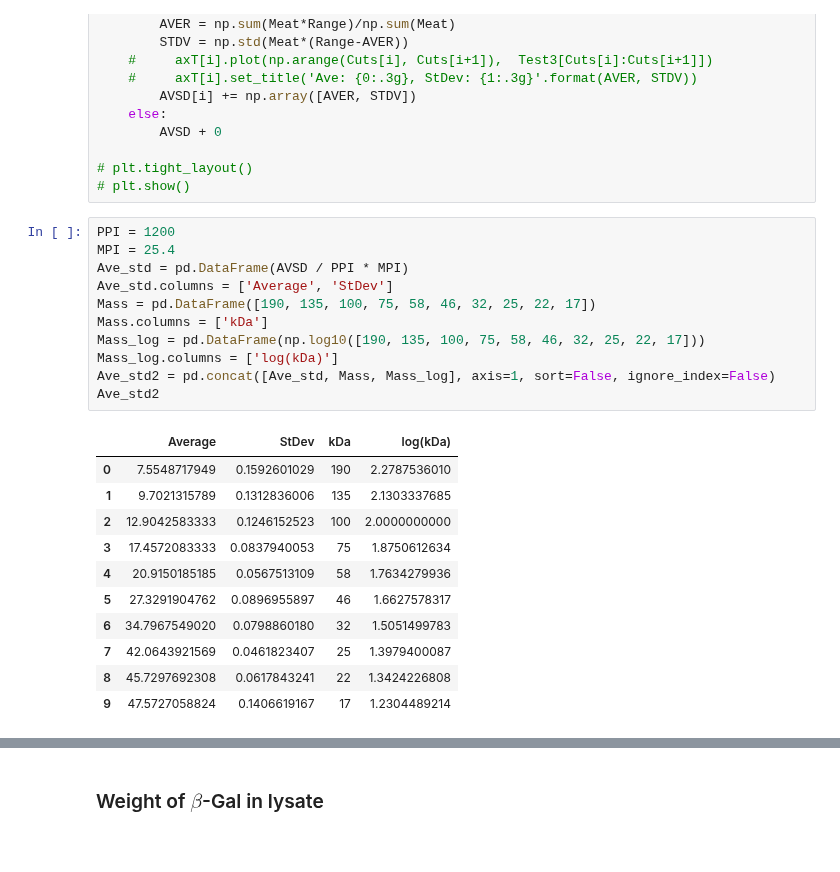
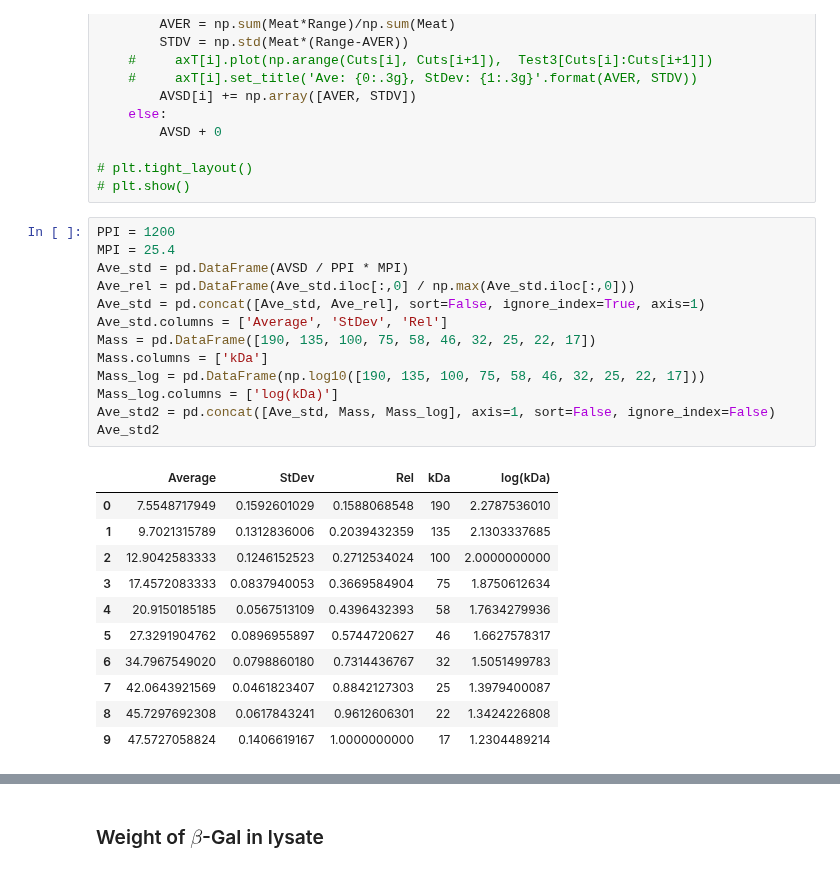
Before and after one commit to Kevinhykuo/UVic, a Jupyter notebook: Lab 4.ipynb, the cells around one changed output, grey strips where cells are left out. Cells and saved outputs as stored; diff of their text form.

```diff
--- a/Lab 4.ipynb
+++ b/Lab 4.ipynb
@@ -466,24 +466,26 @@ for i in range(0, len(Cuts)-1):
 # %%
 PPI = 1200
 MPI = 25.4
 Ave_std = pd.DataFrame(AVSD / PPI * MPI)
-Ave_std.columns = ['Average', 'StDev']
+Ave_rel = pd.DataFrame(Ave_std.iloc[:,0] / np.max(Ave_std.iloc[:,0]))
+Ave_std = pd.concat([Ave_std, Ave_rel], sort=False, ignore_index=True, axis=1)
+Ave_std.columns = ['Average', 'StDev', 'Rel']
 Mass = pd.DataFrame([190, 135, 100, 75, 58, 46, 32, 25, 22, 17])
 Mass.columns = ['kDa']
 Mass_log = pd.DataFrame(np.log10([190, 135, 100, 75, 58, 46, 32, 25, 22, 17]))
 Mass_log.columns = ['log(kDa)']
 Ave_std2 = pd.concat([Ave_std, Mass, Mass_log], axis=1, sort=False, ignore_index=False)
 Ave_std2
 # %% [output]
-|  | Average | StDev | kDa | log(kDa) |
-| 0 | 7.5548717949 | 0.1592601029 | 190 | 2.2787536010 |
-| 1 | 9.7021315789 | 0.1312836006 | 135 | 2.1303337685 |
-| 2 | 12.9042583333 | 0.1246152523 | 100 | 2.0000000000 |
-| 3 | 17.4572083333 | 0.0837940053 | 75 | 1.8750612634 |
-| 4 | 20.9150185185 | 0.0567513109 | 58 | 1.7634279936 |
-| 5 | 27.3291904762 | 0.0896955897 | 46 | 1.6627578317 |
-| 6 | 34.7967549020 | 0.0798860180 | 32 | 1.5051499783 |
-| 7 | 42.0643921569 | 0.0461823407 | 25 | 1.3979400087 |
-| 8 | 45.7297692308 | 0.0617843241 | 22 | 1.3424226808 |
-| 9 | 47.5727058824 | 0.1406619167 | 17 | 1.2304489214 |
+|  | Average | StDev | Rel | kDa | log(kDa) |
+| 0 | 7.5548717949 | 0.1592601029 | 0.1588068548 | 190 | 2.2787536010 |
+| 1 | 9.7021315789 | 0.1312836006 | 0.2039432359 | 135 | 2.1303337685 |
+| 2 | 12.9042583333 | 0.1246152523 | 0.2712534024 | 100 | 2.0000000000 |
+| 3 | 17.4572083333 | 0.0837940053 | 0.3669584904 | 75 | 1.8750612634 |
+| 4 | 20.9150185185 | 0.0567513109 | 0.4396432393 | 58 | 1.7634279936 |
+| 5 | 27.3291904762 | 0.0896955897 | 0.5744720627 | 46 | 1.6627578317 |
+| 6 | 34.7967549020 | 0.0798860180 | 0.7314436767 | 32 | 1.5051499783 |
+| 7 | 42.0643921569 | 0.0461823407 | 0.8842127303 | 25 | 1.3979400087 |
+| 8 | 45.7297692308 | 0.0617843241 | 0.9612606301 | 22 | 1.3424226808 |
+| 9 | 47.5727058824 | 0.1406619167 | 1.0000000000 | 17 | 1.2304489214 |
 # %%
```
Also changed, not shown: parts of 6 cells of this notebook.
